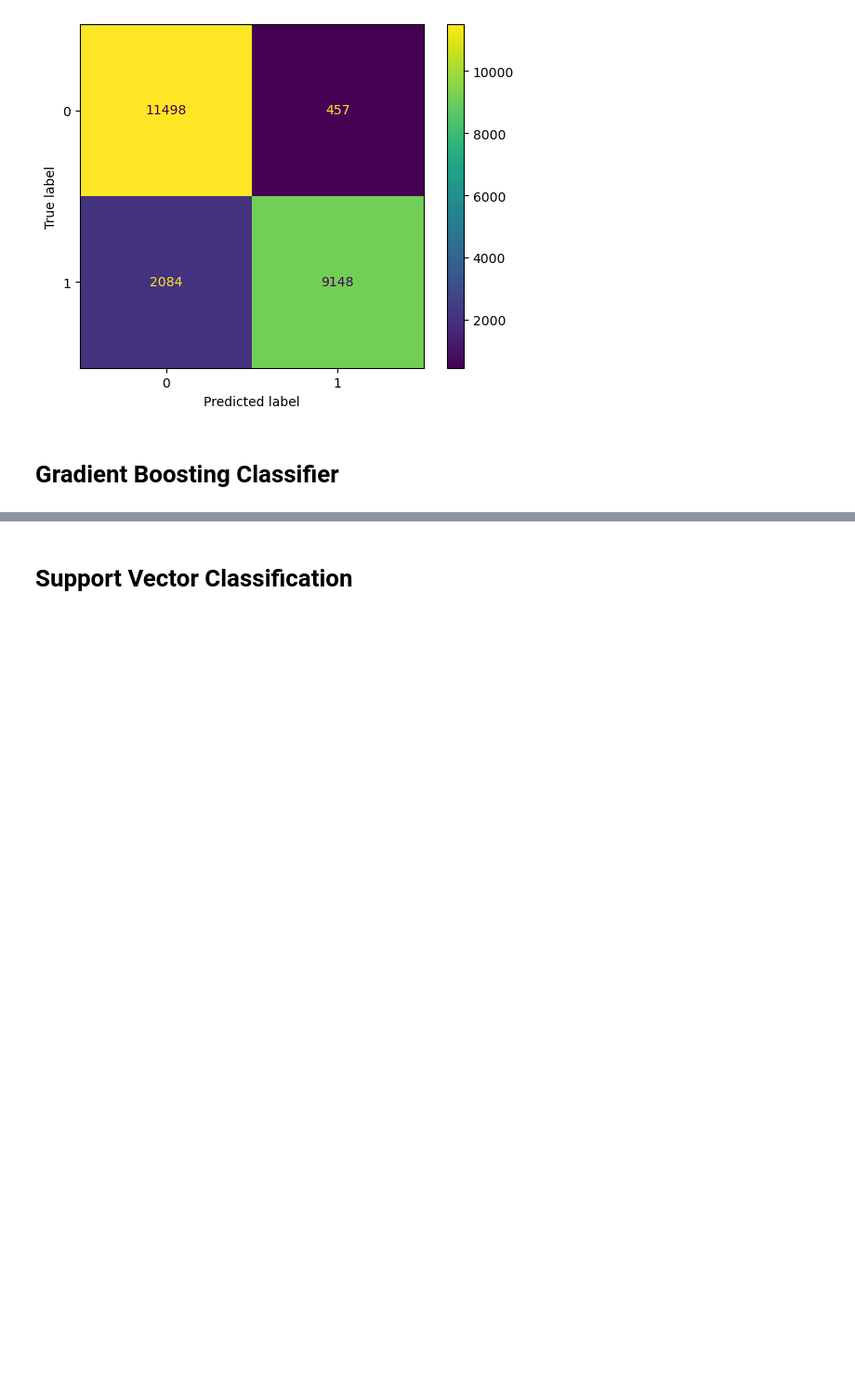
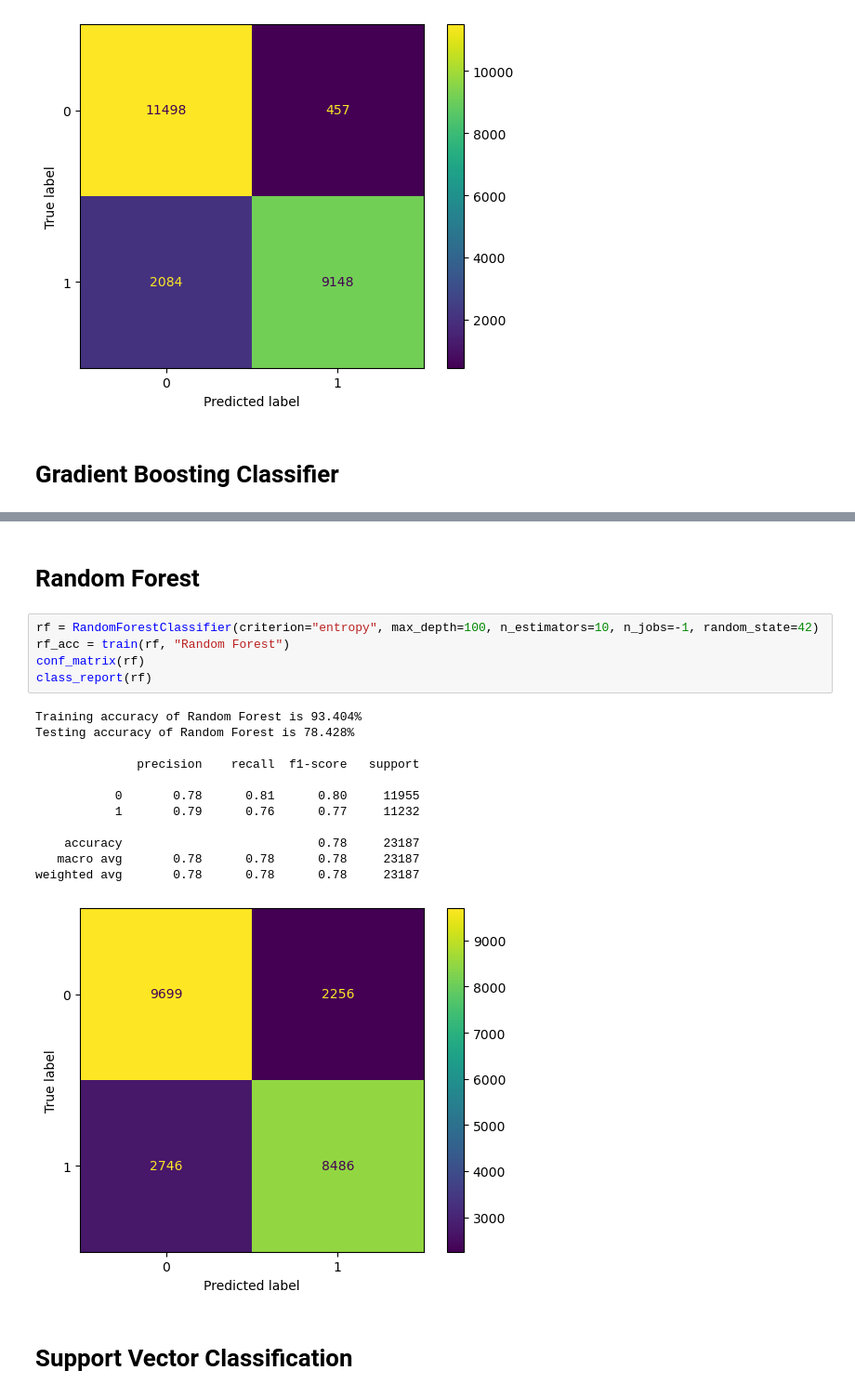
Before and after one commit to AbdelrahmanIbrahimG/TOP_fake_news_classifier, a Jupyter notebook: Training/TOP.ipynb, the cells around one changed output, grey strips where cells are left out. Shown at 93% size. Saved outputs shown, nothing was run; the diff lists cells and outputs as text; blank space fills up the shorter version.

```diff
--- a/Training/TOP.ipynb
+++ b/Training/TOP.ipynb
@@ -519,6 +522,26 @@ class_report(gbc)
    macro avg       0.90      0.88      0.88     23187
 weighted avg       0.89      0.88      0.88     23187
 [figure]
+# %% [markdown]
+# Random Forest
+# %%
+rf = RandomForestClassifier(criterion="entropy", max_depth=100, n_estimators=10, n_jobs=-1, random_state=42)
+rf_acc = train(rf, "Random Forest")
+conf_matrix(rf)
+class_report(rf)
+# %% [output]
+Training accuracy of Random Forest is 93.404%
+Testing accuracy of Random Forest is 78.428%
+
+              precision    recall  f1-score   support
+
+           0       0.78      0.81      0.80     11955
+           1       0.79      0.76      0.77     11232
+
+    accuracy                           0.78     23187
+   macro avg       0.78      0.78      0.78     23187
+weighted avg       0.78      0.78      0.78     23187
+[figure, added]
 # %% [markdown]
 # Support Vector Classification
 # %%
```
Also changed, not shown: parts of 8 cells of this notebook, 3 other files.
